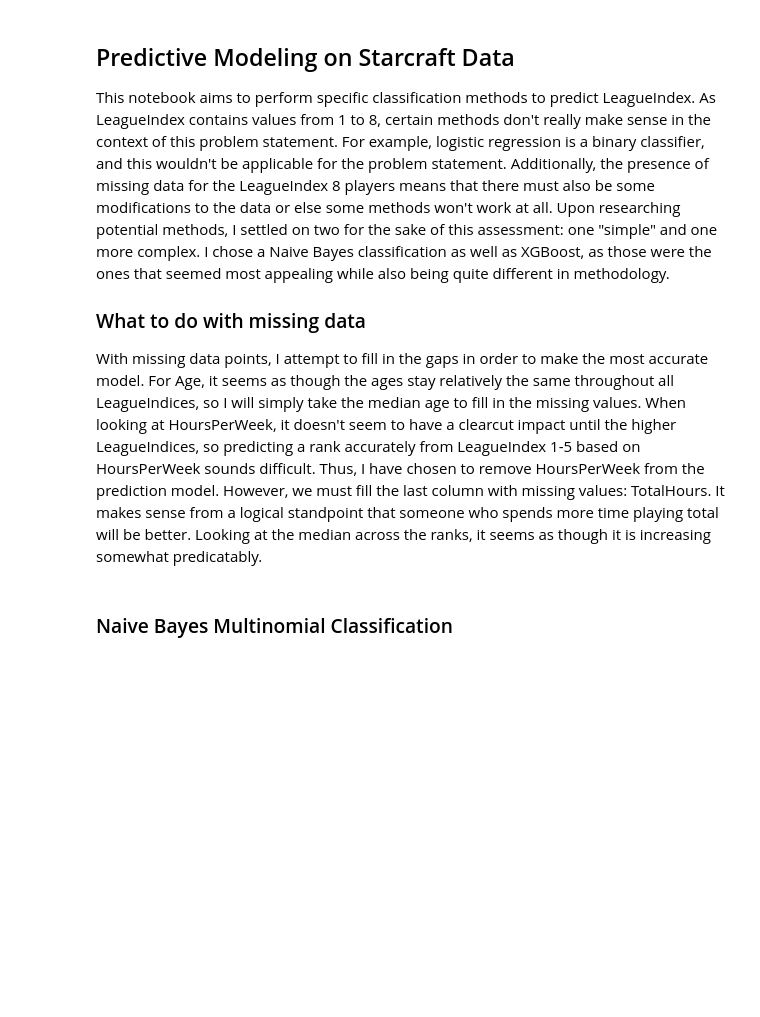
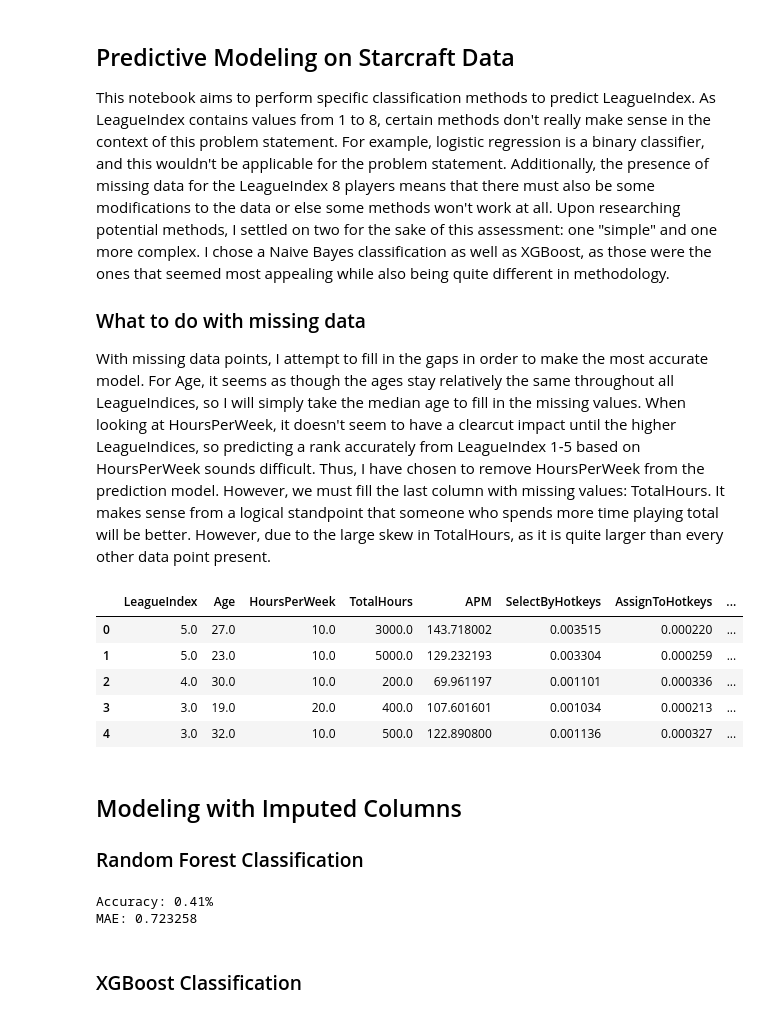
Before and after one commit to markylee/eg_ds_intern_assessment, a Jupyter notebook: starcraft_modeling.ipynb, the cells around one changed output. Saved outputs shown, nothing was run; the diff lists cells and outputs as text; code cells hidden in the pictures; blank space fills up the shorter version.

Commit message:
Finished modeling and added more eda

```diff
--- a/starcraft_modeling.ipynb
+++ b/starcraft_modeling.ipynb
@@ -3,52 +3,63 @@
 This notebook aims to perform specific classification methods to predict LeagueIndex. As LeagueIndex contains values from 1 to 8, certain methods don't really make sense in the context of this problem statement. For example, logistic regression is a binary classifier, and this wouldn't be applicable for the problem statement. Additionally, the presence of missing data for the LeagueIndex 8 players means that there must also be some modifications to the data or else some methods won't work at all. Upon researching potential methods, I settled on two for the sake of this assessment: one "simple" and one more complex. I chose a Naive Bayes classification as well as XGBoost, as those were the ones that seemed most appealing while also being quite different in methodology.
 
 ### What to do with missing data
-With missing data points, I attempt to fill in the gaps in order to make the most accurate model. For Age, it seems as though the ages stay relatively the same throughout all LeagueIndices, so I will simply take the median age to fill in the missing values. When looking at HoursPerWeek, it doesn't seem to have a clearcut impact until the higher LeagueIndices, so predicting a rank accurately from LeagueIndex 1-5 based on HoursPerWeek sounds difficult. Thus, I have chosen to remove HoursPerWeek from the prediction model. However, we must fill the last column with missing values: TotalHours. It makes sense from a logical standpoint that someone who spends more time playing total will be better. Looking at the median across the ranks, it seems as though it is increasing somewhat predicatably.
+With missing data points, I attempt to fill in the gaps in order to make the most accurate model. For Age, it seems as though the ages stay relatively the same throughout all LeagueIndices, so I will simply take the median age to fill in the missing values. When looking at HoursPerWeek, it doesn't seem to have a clearcut impact until the higher LeagueIndices, so predicting a rank accurately from LeagueIndex 1-5 based on HoursPerWeek sounds difficult. Thus, I have chosen to remove HoursPerWeek from the prediction model. However, we must fill the last column with missing values: TotalHours. It makes sense from a logical standpoint that someone who spends more time playing total will be better. However, due to the large skew in TotalHours, as it is quite larger than every other data point present.
 # %%
 import numpy as np
 import pandas as pd
 import load_data
 from sklearn.linear_model import LinearRegression
 from sklearn.metrics import mean_squared_error
 import random
 
 random.seed(12345)
 #get data from local machine
 spd = load_data.load_everything()
 spd = spd.apply(pd.to_numeric, downcast = 'float')
+
+#Drop unnecessary GameID, but save it just in case
+spdID = spd['GameID']
 spd = spd.drop('GameID', axis = 1)
 
 #fill age with median age
 spd['Age'] = spd['Age'].fillna(spd['Age'].median())
 
-#removing HoursPerWeek from the dataframe
-spd = spd.drop('HoursPerWeek', axis = 1)
+from sklearn.impute import KNNImputer
 
-#fill TotalHours with
-# temp = spd.copy()
-# temp = temp[['LeagueIndex', 'APM', 'SelectByHotkeys', "TotalHours"]]
+impute = KNNImputer()
+x = impute.fit_transform(spd)
+spd_impute = pd.DataFrame(x, columns = spd.columns)
+spd_impute
 
-# test = spd[spd['TotalHours'].isnull()]
-# spd.dropna(inplace=True)
-# x_train = spd.drop('TotalHours', axis = 1)
-# y_train = spd['TotalHours']
-# lr = LinearRegression()
-# lr.fit(x_train,y_train)
-# x_test = test.drop('TotalHours',axis = 1)
-# y_pred = lr.predict(x_test)
-# test['y_pred'] = y_pred
-# test
-
-
-# X = spd.drop('TotalHours', axis = 1)
-# Y = spd['TotalHours']
-# X = X.values
-# Y = Y.values
-# imputer = KNNImputer()
-# imputer.fit(X)
-# Xtrans = imputer.transform(X)
-# print('Missing: %d' % sum(np.isnan(X).flatten()))
-
-#spd = spd.to_numpy()
+spd.head()
+# %% [output]
+|  | LeagueIndex | Age | HoursPerWeek | TotalHours | APM | SelectByHotkeys | AssignToHotkeys | ... |
+| 0 | 5.0 | 27.0 | 10.0 | 3000.0 | 143.718002 | 0.003515 | 0.000220 | ... |
+| 1 | 5.0 | 23.0 | 10.0 | 5000.0 | 129.232193 | 0.003304 | 0.000259 | ... |
+| 2 | 4.0 | 30.0 | 10.0 | 200.0 | 69.961197 | 0.001101 | 0.000336 | ... |
+| 3 | 3.0 | 19.0 | 20.0 | 400.0 | 107.601601 | 0.001034 | 0.000213 | ... |
+| 4 | 3.0 | 32.0 | 10.0 | 500.0 | 122.890800 | 0.001136 | 0.000327 | ... |
+# %% [markdown]
+## Modeling with Imputed Columns
+### Random Forest Classification
+# %%
+from sklearn.ensemble import RandomForestClassifier
+from sklearn.model_selection import train_test_split
+from sklearn import metrics
+from sklearn.metrics import mean_absolute_error
+
+
+X = spd_impute.drop(['LeagueIndex'], axis = 1).values
+y = spd_impute['LeagueIndex']
+
+X_train, X_test, y_train, y_test = train_test_split(X, y, test_size=0.3, random_state=1)
+rf = RandomForestClassifier(n_jobs = -1)
+rf.fit(X_train,y_train)
+y_pred = rf.predict(X_test)
+print("Accuracy: %.2f%%" % metrics.accuracy_score(y_test, y_pred))
+print("MAE: %2f" % (mean_absolute_error(y_test, y_pred)))
+# %% [output]
+Accuracy: 0.41%
+MAE: 0.723258
 # %% [markdown]
-### Naive Bayes Multinomial Classification
+### XGBoost Classification
```
Also changed, not shown: parts of 14 cells of this notebook, 1 other file.
